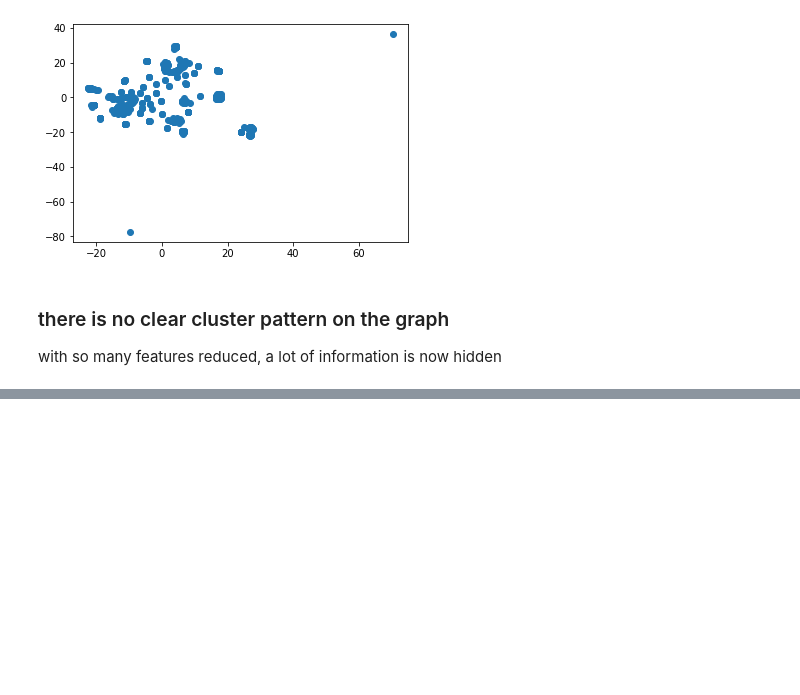
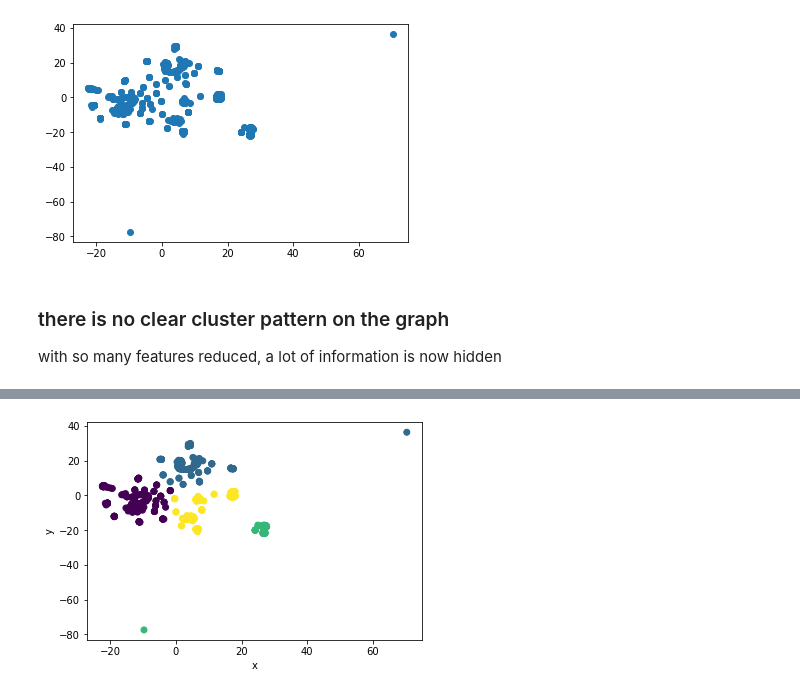
Before and after one commit to haipham0115/CryptoCurrency_Cluster, a Jupyter notebook: Instructions/Crypto_Cluster.ipynb, the cells around one changed output, grey strips where cells are left out. Saved outputs shown, nothing was run; the diff lists cells and outputs as text; code cells hidden in the pictures; blank space fills up the shorter version.

```diff
--- a/Instructions/Crypto_Cluster.ipynb
+++ b/Instructions/Crypto_Cluster.ipynb
@@ -130,0 +210,7 @@ with so many features reduced, a lot of information is now hidden
+# %%
+plt.scatter(tsne_df['x'], tsne_df['y'], c=tsne_df['class'])
+plt.xlabel('x')
+plt.ylabel('y')
+plt.show()
+# %% [output]
+[figure, added]
```
Also changed, not shown: parts of 8 cells of this notebook.
